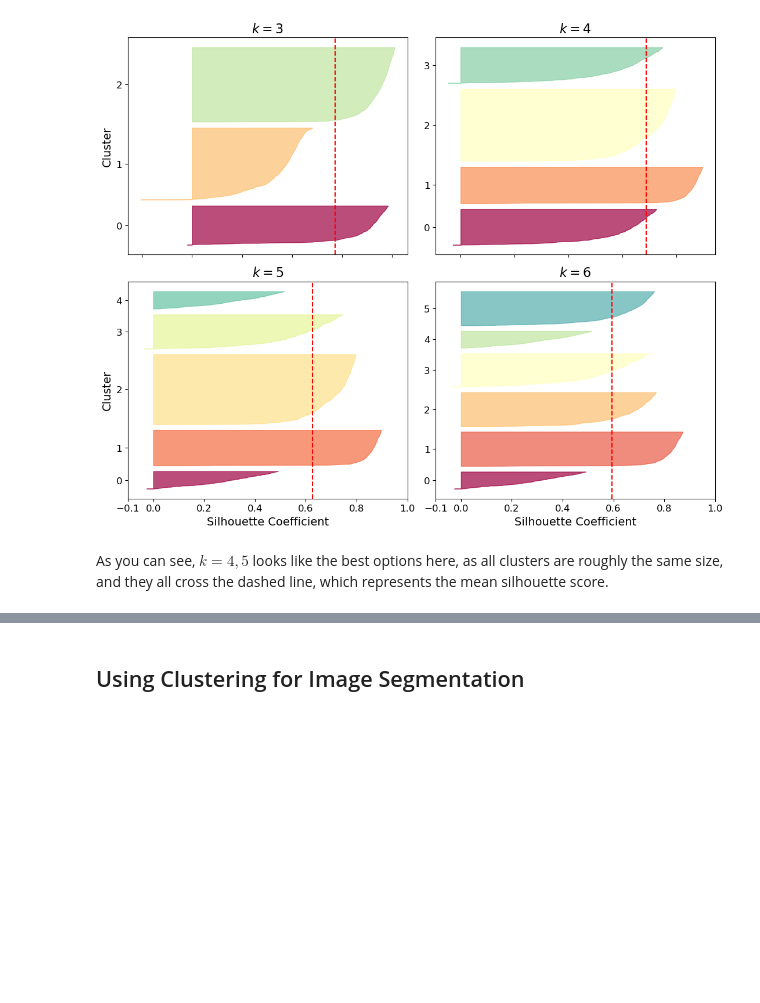
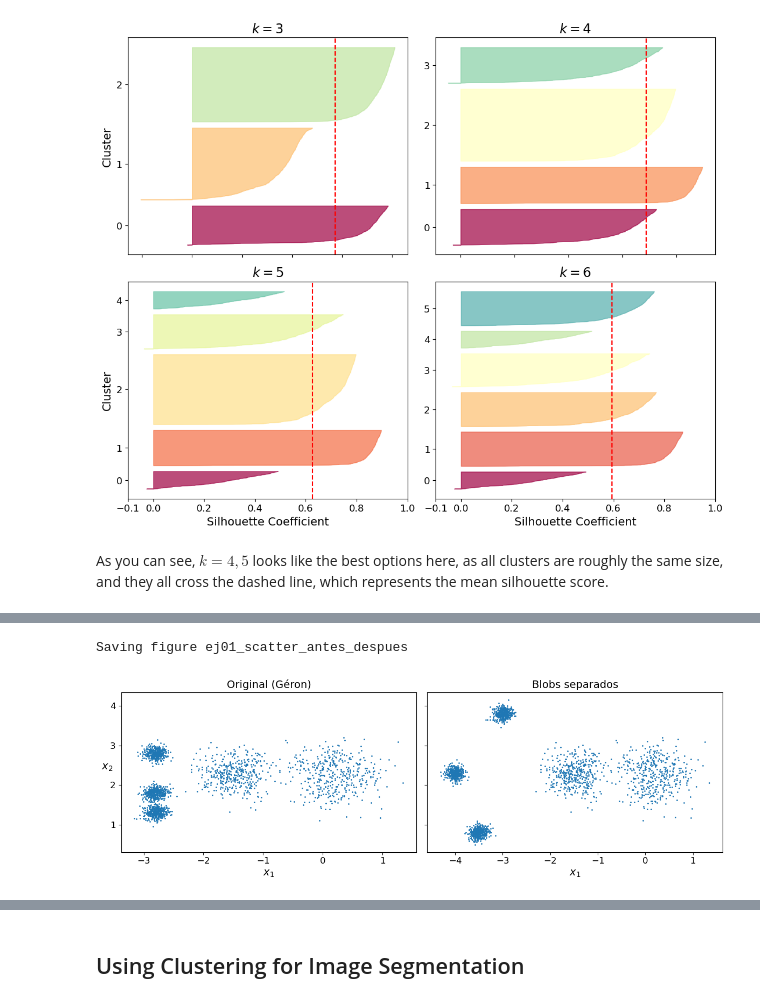
Before and after one commit to Angel-113/Angel-IA-LCC-2026, a Jupyter notebook: K-medias-Practica/01 K-medias.ipynb, the cells around one changed output, grey strips where cells are left out. Saved outputs shown, nothing was run; the diff lists cells and outputs as text; code cells hidden in the pictures; blank space fills up the shorter version.

```diff
--- a/K-medias-Practica/01 K-medias.ipynb
+++ b/K-medias-Practica/01 K-medias.ipynb
@@ -514,0 +517,15 @@ As you can see, $k=4, 5$ looks like the best options here, as all clusters are r
+# %%
+X_orig = X.copy()
+blob_centers_orig = blob_centers.copy()
+blob_std_orig = blob_std.copy()
+inertias_orig = list(inertias)
+silhouette_orig = list(silhouette_scores)
+kmeans_k5_orig = kmeans_per_k[4]
+
+print("ORIGINAL (centros de Géron)")
+print("  inercia k=3 :", round(kmeans_k3.inertia_, 1))
+print("  inercia k=5 :", round(kmeans_per_k[4].inertia_, 1))
+print("  inercia k=8 :", round(kmeans_k8.inertia_, 1))
+print("  razón J(k)/J(k+1), k=1..8:", [round(inertias_orig[i] / inertias_orig[i+1], 2) for i in range(8)])
+print("  silueta k=2..9:", [round(s, 3) for s in silhouette_orig])
+print("  k con silueta máxima:", 2 + int(np.argmax(silhouette_orig)))
@@ -514,0 +540,24 @@ As you can see, $k=4, 5$ looks like the best options here, as all clusters are r
+# %%
+blob_centers = np.array(
+    [[ 0.2,  2.3],     # sin cambio
+     [-1.5,  2.3],     # sin cambio
+     [-3.5,  0.8],     # antes (-2.8, 1.8)
+     [-4.0,  2.3],     # antes (-2.8, 2.8)
+     [-3.0,  3.8]])    # antes (-2.8, 1.3)
+blob_std = np.array([0.4, 0.3, 0.1, 0.1, 0.1])
+
+X, y = make_blobs(n_samples=2000, centers=blob_centers,
+                  cluster_std=blob_std, random_state=7)
+assert X.shape == (2000, 2) and len(blob_centers) == 5
+
+fig, axes = plt.subplots(1, 2, figsize=(12, 4))
+for ax, data, title in zip(axes, (X_orig, X), ("Original (Géron)", "Blobs separados")):
+    ax.scatter(data[:, 0], data[:, 1], s=1)
+    ax.set_title(title, fontsize=14)
+    ax.set_xlabel("$x_1$", fontsize=14)
+axes[0].set_ylabel("$x_2$", fontsize=14, rotation=0)
+save_fig("ej01_scatter_antes_despues")
+plt.show()
+# %% [output]
+Saving figure ej01_scatter_antes_despues
+[figure, added]
```
Also changed, not shown: parts of 10 cells of this notebook, 26 other files.
